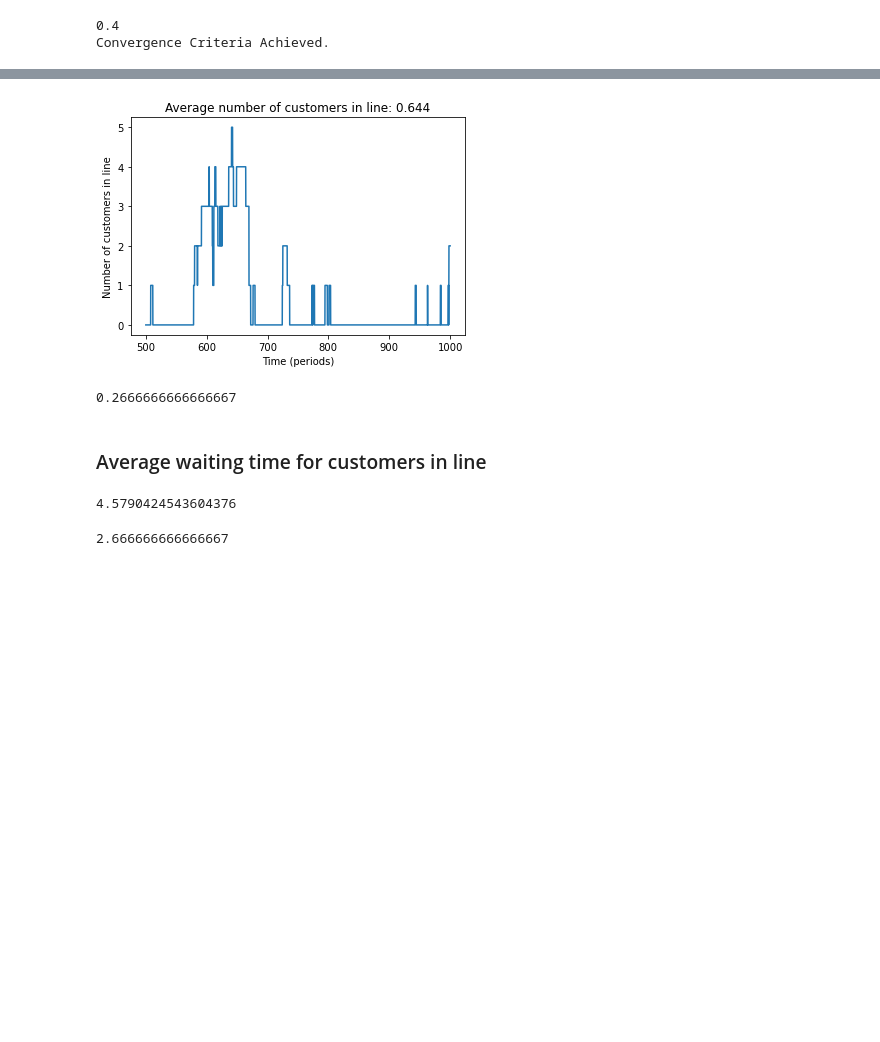
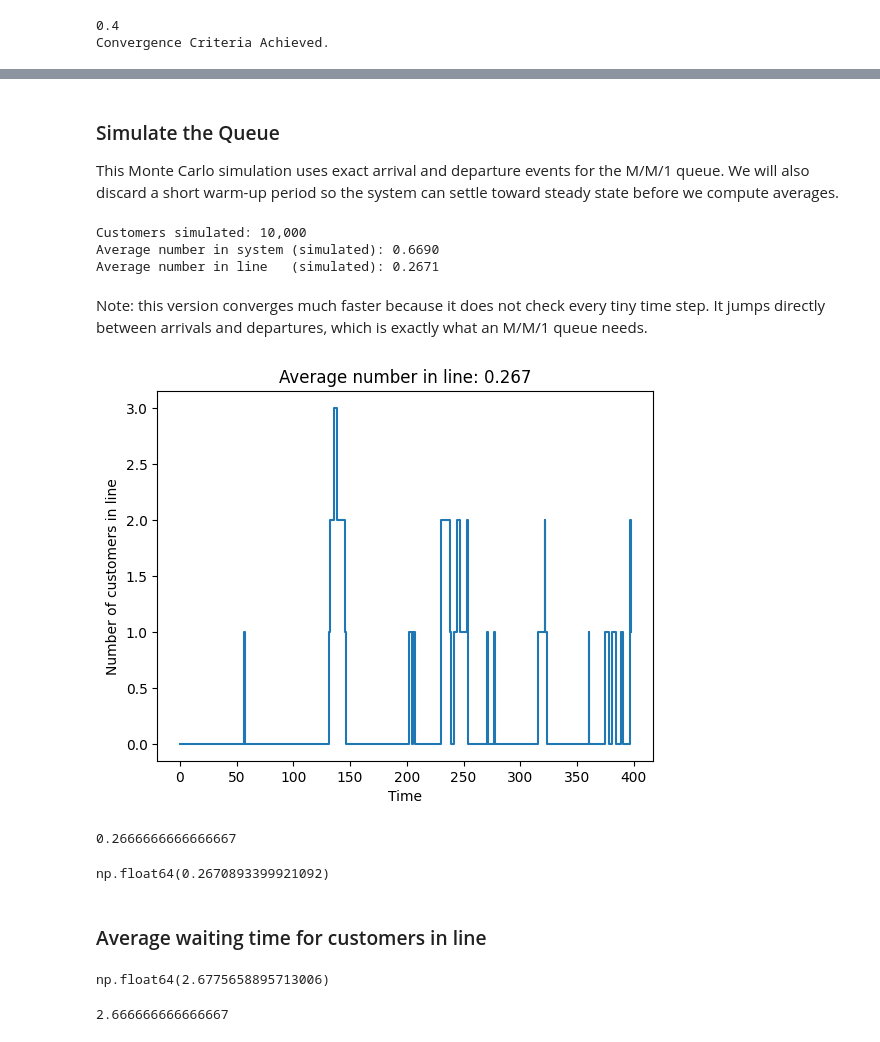
Before and after one commit to Dr-Daily/SystemsEngineering, a Jupyter notebook: Single Channel Queuing Example.ipynb, the cells around one changed output, grey strips where cells are left out. Saved outputs shown, nothing was run; the diff lists cells and outputs as text; code cells hidden in the pictures; blank space fills up the shorter version.

```diff
--- a/Single Channel Queuing Example.ipynb
+++ b/Single Channel Queuing Example.ipynb
@@ -332,12 +306,45 @@ Note: Convergence is slow for this system. Orders of magnitude more samples are
+# %% [markdown]
+### Simulate the Queue
+This Monte Carlo simulation uses exact arrival and departure events for the M/M/1 queue. We will also discard a short warm-up period so the system can settle toward steady state before we compute averages.
+# %%
+num_customers = 10_000
+
+results = simulate_mm1(num_customers=num_customers, lam=lam, mu=mu, seed=530)
+
+arrival_times = results["arrival_times"]
+departure_times = results["departure_times"]
+customer_wait_time = results["wait_times"]
+customer_system_time = results["system_times"]
+state_probs = results["state_probs"]
+times = results["event_times"]
+customers_in_system = results["system_path"]
+customers_in_line = np.maximum(customers_in_system - 1, 0)
+average_number_in_system = results["L_sim"]
+average_number_in_line = results["Lq_sim"]
+
+print(f"Customers simulated: {num_customers:,}")
+print(f"Average number in system (simulated): {average_number_in_system:.4f}")
+print(f"Average number in line   (simulated): {average_number_in_line:.4f}")
+# %% [output]
+Customers simulated: 10,000
+Average number in system (simulated): 0.6690
+Average number in line   (simulated): 0.2671
+# %% [markdown]
+Note: this version converges much faster because it does not check every tiny time step. It jumps directly between arrivals and departures, which is exactly what an M/M/1 queue needs.
 # %%
-average_number_in_line = np.mean(customers_in_line[N:])
-#times = np.arange(N)*delta_t
-plt.plot(times[N:],customers_in_line[N:])
-plt.xlabel("Time (periods)")
+plot_window = len(times)
+
+#Uncomment to zoom into the example
+plot_window = 400
+
+mask = (times <= plot_window)
+
+plt.step(times[mask], customers_in_line[mask], where="post")
+plt.xlabel("Time")
 plt.ylabel("Number of customers in line")
-plt.title("Average number of customers in line: {:0.3f}".format(average_number_in_line));
+plt.title(f"Average number in line: {average_number_in_line:.3f}");
 # %% [output]
-[figure, old version]
+[figure, new version]
 # %%
 # Theoretical average length of line
 # See Equation 10.11
@@ -345,13 +352,18 @@ L_q = lam**2/(mu*(mu-lam))
 L_q
 # %% [output]
 0.2666666666666667
+# %%
+#Average number in line (simulated)
+average_number_in_line
+# %% [output]
+np.float64(0.2670893399921092)
 # %% [markdown]
 ### Average waiting time for customers in line
 # %%
 # Average simulated time in line
-np.mean(customer_wait_time)
+customer_wait_time.mean()
 # %% [output]
-4.5790424543604376
+np.float64(2.6775658895713006)
 # %%
 # Theoretical mean time an arrival waits for service
 # Equation 10.18
```
Also changed, not shown: parts of 37 cells of this notebook, 12 other files.
